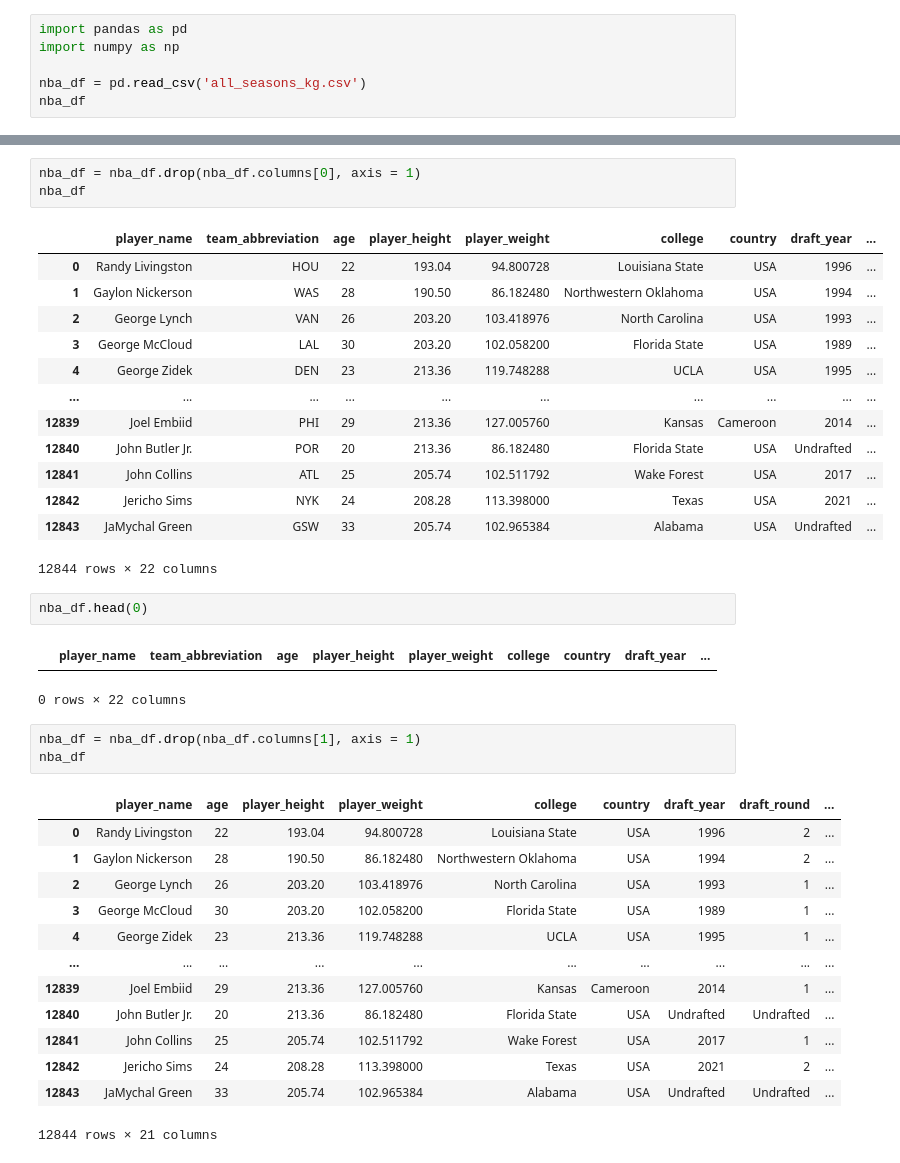
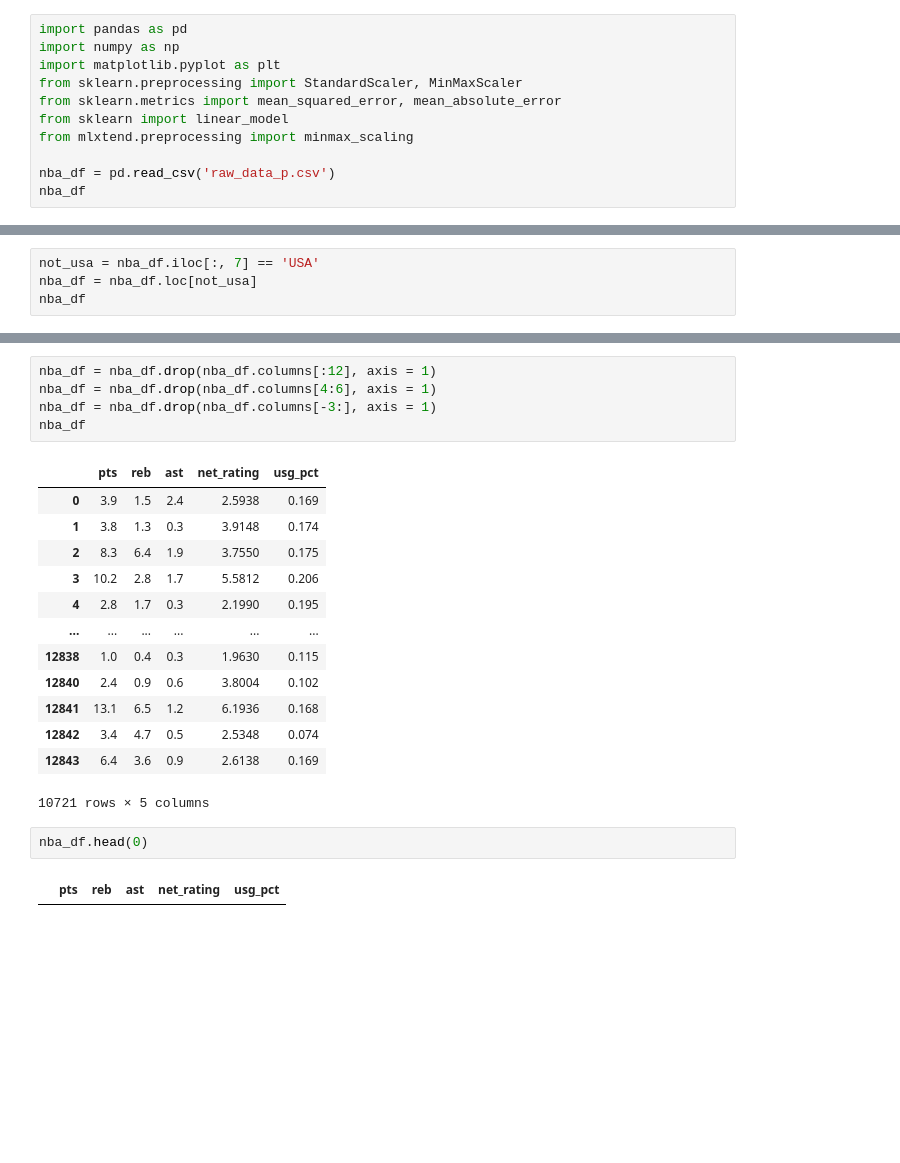
Before and after one commit to monroyminerodiego/UPY, a Jupyter notebook: 3rd_quarter/Statistical_Modeling/nba_prediction/Data_Cleaning/analisys_of_data.ipynb, the cells around one changed output, grey strips where cells are left out. Drawn from its saved outputs; the diff is of its cells as text; blank space fills up the shorter version.

```diff
--- a/3rd_quarter/Statistical_Modeling/nba_prediction/Data_Cleaning/analisys_of_data.ipynb
+++ b/3rd_quarter/Statistical_Modeling/nba_prediction/Data_Cleaning/analisys_of_data.ipynb
@@ -1,8 +1,13 @@
 # %%
 import pandas as pd
 import numpy as np
+import matplotlib.pyplot as plt
+from sklearn.preprocessing import StandardScaler, MinMaxScaler
+from sklearn.metrics import mean_squared_error, mean_absolute_error
+from sklearn import linear_model
+from mlxtend.preprocessing import minmax_scaling
 
-nba_df = pd.read_csv('all_seasons_kg.csv')
+nba_df = pd.read_csv('raw_data_p.csv')
 nba_df
 # %% [output]
 |  | Unnamed: 0 | player_name | team_abbreviation | age | player_height | player_weight | college | country | ... |
@@ -20,0 +26,4 @@ nba_df
+# %%
+not_usa = nba_df.iloc[:, 7] == 'USA'
+nba_df = nba_df.loc[not_usa]
+nba_df
@@ -21,39 +44,23 @@ nba_df
 # %%
-nba_df = nba_df.drop(nba_df.columns[0], axis = 1)
+nba_df = nba_df.drop(nba_df.columns[:12], axis = 1)
+nba_df = nba_df.drop(nba_df.columns[4:6], axis = 1)
+nba_df = nba_df.drop(nba_df.columns[-3:], axis = 1)
 nba_df
 # %% [output]
-|  | player_name | team_abbreviation | age | player_height | player_weight | college | country | draft_year | ... |
-| 0 | Randy Livingston | HOU | 22 | 193.04 | 94.800728 | Louisiana State | USA | 1996 | ... |
-| 1 | Gaylon Nickerson | WAS | 28 | 190.50 | 86.182480 | Northwestern Oklahoma | USA | 1994 | ... |
-| 2 | George Lynch | VAN | 26 | 203.20 | 103.418976 | North Carolina | USA | 1993 | ... |
-| 3 | George McCloud | LAL | 30 | 203.20 | 102.058200 | Florida State | USA | 1989 | ... |
-| 4 | George Zidek | DEN | 23 | 213.36 | 119.748288 | UCLA | USA | 1995 | ... |
-| ... | ... | ... | ... | ... | ... | ... | ... | ... | ... |
-| 12839 | Joel Embiid | PHI | 29 | 213.36 | 127.005760 | Kansas | Cameroon | 2014 | ... |
-| 12840 | John Butler Jr. | POR | 20 | 213.36 | 86.182480 | Florida State | USA | Undrafted | ... |
-| 12841 | John Collins | ATL | 25 | 205.74 | 102.511792 | Wake Forest | USA | 2017 | ... |
-| 12842 | Jericho Sims | NYK | 24 | 208.28 | 113.398000 | Texas | USA | 2021 | ... |
-| 12843 | JaMychal Green | GSW | 33 | 205.74 | 102.965384 | Alabama | USA | Undrafted | ... |
+|  | pts | reb | ast | net_rating | usg_pct |
+| 0 | 3.9 | 1.5 | 2.4 | 2.5938 | 0.169 |
+| 1 | 3.8 | 1.3 | 0.3 | 3.9148 | 0.174 |
+| 2 | 8.3 | 6.4 | 1.9 | 3.7550 | 0.175 |
+| 3 | 10.2 | 2.8 | 1.7 | 5.5812 | 0.206 |
+| 4 | 2.8 | 1.7 | 0.3 | 2.1990 | 0.195 |
+| ... | ... | ... | ... | ... | ... |
+| 12838 | 1.0 | 0.4 | 0.3 | 1.9630 | 0.115 |
+| 12840 | 2.4 | 0.9 | 0.6 | 3.8004 | 0.102 |
+| 12841 | 13.1 | 6.5 | 1.2 | 6.1936 | 0.168 |
+| 12842 | 3.4 | 4.7 | 0.5 | 2.5348 | 0.074 |
+| 12843 | 6.4 | 3.6 | 0.9 | 2.6138 | 0.169 |
-12844 rows × 22 columns
+10721 rows × 5 columns
 # %%
 nba_df.head(0)
 # %% [output]
-|  | player_name | team_abbreviation | age | player_height | player_weight | college | country | draft_year | ... |
+|  | pts | reb | ast | net_rating | usg_pct |
-0 rows × 22 columns
-# %%
-nba_df = nba_df.drop(nba_df.columns[1], axis = 1)
-nba_df
-# %% [output]
-|  | player_name | age | player_height | player_weight | college | country | draft_year | draft_round | ... |
-| 0 | Randy Livingston | 22 | 193.04 | 94.800728 | Louisiana State | USA | 1996 | 2 | ... |
-| 1 | Gaylon Nickerson | 28 | 190.50 | 86.182480 | Northwestern Oklahoma | USA | 1994 | 2 | ... |
-| 2 | George Lynch | 26 | 203.20 | 103.418976 | North Carolina | USA | 1993 | 1 | ... |
-| 3 | George McCloud | 30 | 203.20 | 102.058200 | Florida State | USA | 1989 | 1 | ... |
-| 4 | George Zidek | 23 | 213.36 | 119.748288 | UCLA | USA | 1995 | 1 | ... |
-| ... | ... | ... | ... | ... | ... | ... | ... | ... | ... |
-| 12839 | Joel Embiid | 29 | 213.36 | 127.005760 | Kansas | Cameroon | 2014 | 1 | ... |
-| 12840 | John Butler Jr. | 20 | 213.36 | 86.182480 | Florida State | USA | Undrafted | Undrafted | ... |
-| 12841 | John Collins | 25 | 205.74 | 102.511792 | Wake Forest | USA | 2017 | 1 | ... |
-| 12842 | Jericho Sims | 24 | 208.28 | 113.398000 | Texas | USA | 2021 | 2 | ... |
-| 12843 | JaMychal Green | 33 | 205.74 | 102.965384 | Alabama | USA | Undrafted | Undrafted | ... |
-12844 rows × 21 columns
```
Also changed, not shown: parts of 31 cells of this notebook, 3 other files.
